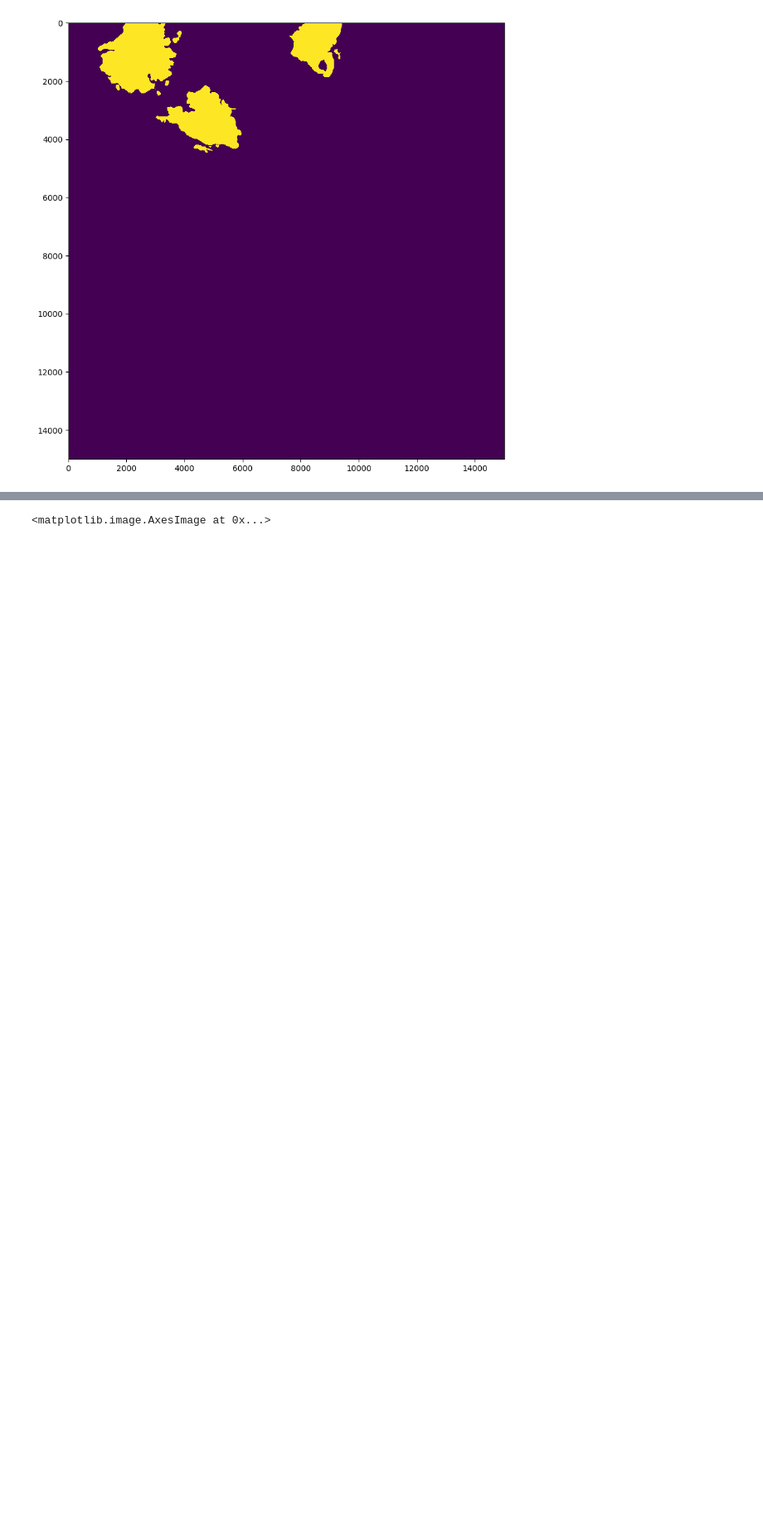
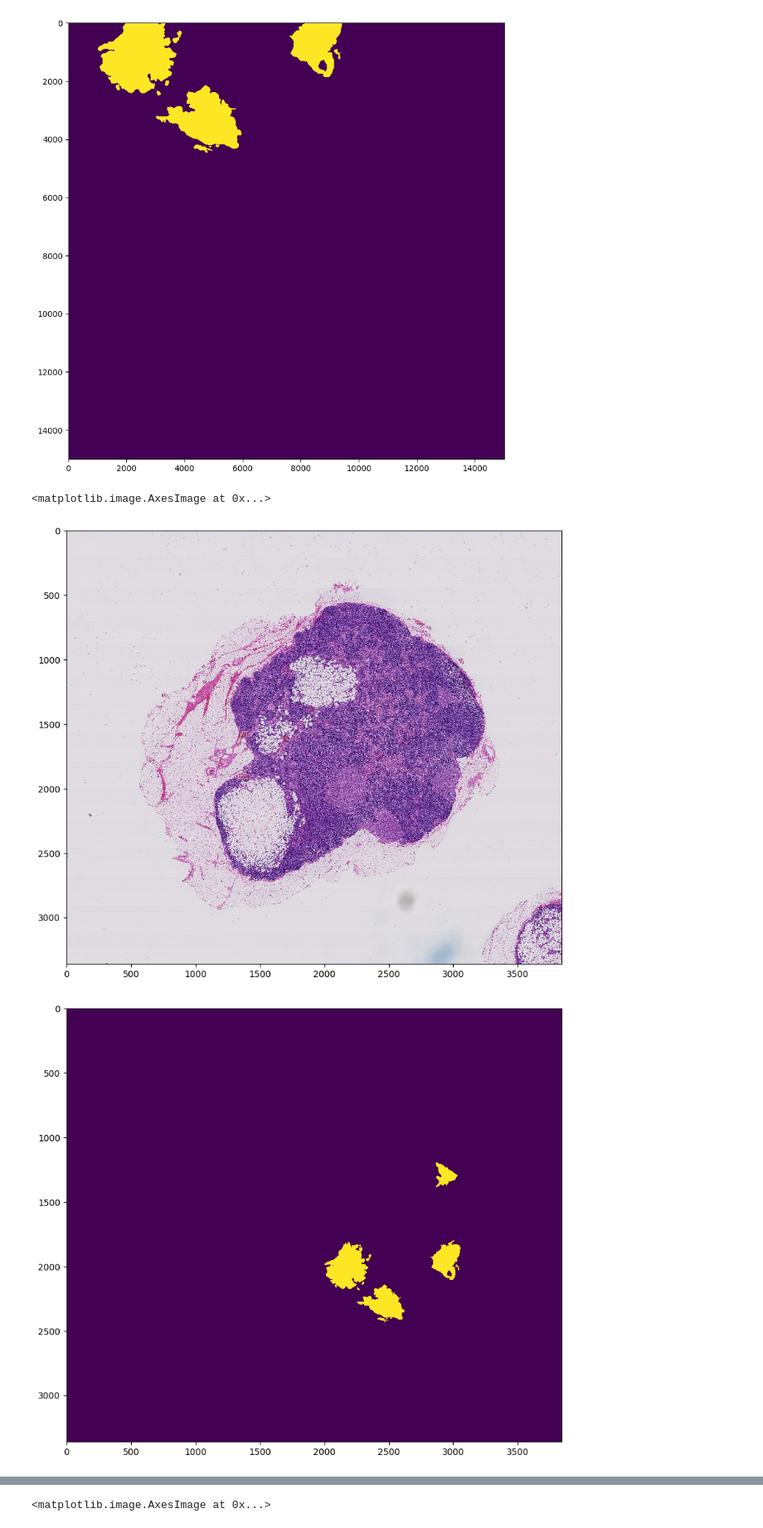
Before and after one commit to akoo-45/cancer-detection, a Jupyter notebook: cancer_detection.ipynb, the cells around one changed output, grey strips where cells are left out. Shown at 83% size. Cells and saved outputs as stored; diff of their text form; code cells hidden in the pictures; blank space fills up the shorter version.

```diff
--- a/cancer_detection.ipynb
+++ b/cancer_detection.ipynb
@@ -181,45 +181,39 @@ plt.imshow(mask_image)
 # %%
 # Now working with zoom level 4
 
 # Level 4, dimensions: (3840, 3360) downsample factor 16
-# Example: Reading entire slide at level 5
 
 # Higher zoom levels may not fit into memory.
 # You can use the below function to extract regions from higher zoom levels
 # without having to read the entire image into ram.
 
-# Use the sliding window approach discussed in class to collect training
-# data for your classifier. E.g., slide a window across the slide (for
-# starters, use a zoomed out view, so you're not working with giant images).
-# Save each window to disk as an image. To find the label for that image,
-# check to the tissue mask to see if the same region contains cancerous cells.
-
-# Important: this is tricky to get right. Carefully debug your pipeline before
-# training your model. Start with just a single image, and a relatively
-# low zoom level.
-
 slide_image = read_slide(slide,
-                         x=15000 * 2,
-                         y=15000 * 2,
-                         level=1,
-                         width=300,
-                         height=300)
+                         x=0 * 16,
+                         y=0 * 16,
+                         level=4,
+                         width=3840,
+                         height=3360)
 
 plt.figure(figsize=(10,10), dpi=100)
 plt.imshow(slide_image)
 
 # Example: Reading entire mask at the same zoom level 5
 mask_image = read_slide(tumor_mask,
-                         x=15000 * 2,
-                         y=15000 * 2,
-                         level=1,
-                         width=15000,
-                         height=15000)
+                         x=0 * 16,
+                         y=0 * 16,
+                         level=4,
+                         width=3840,
+                         height=3360)
+
 
 # Note: the program provided by the dataset authors generates a mask with R,G,B channels.
 # The mask info we need is in the first channel only.
 # If you skip this step, the mask will be displayed as all black.
 mask_image = mask_image[:,:,0]
 
 plt.figure(figsize=(10,10), dpi=100)
 plt.imshow(mask_image)
+# %% [output]
+<matplotlib.image.AxesImage at 0x...>
+[figure, added]
+[figure, added]
```
Also changed, not shown: parts of 2 cells of this notebook.
